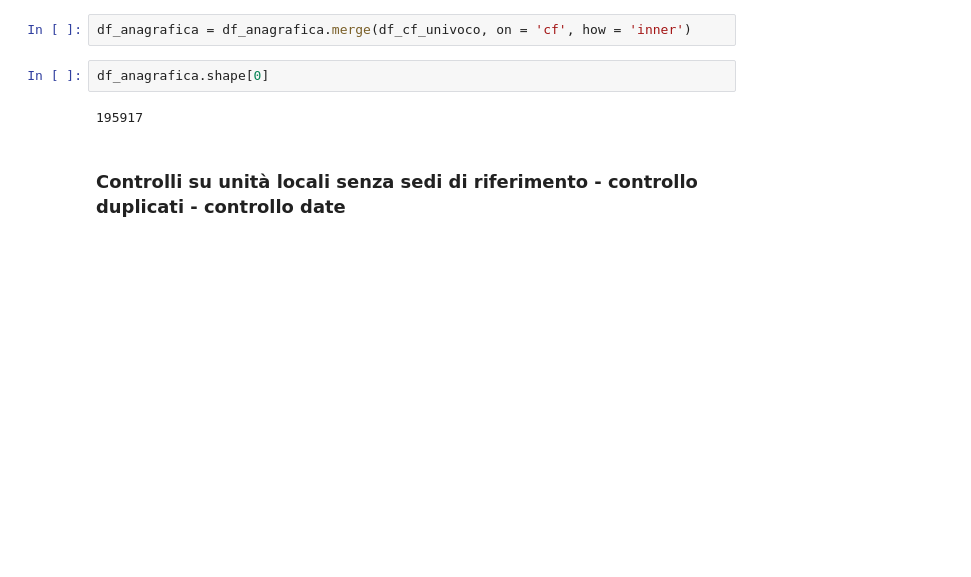
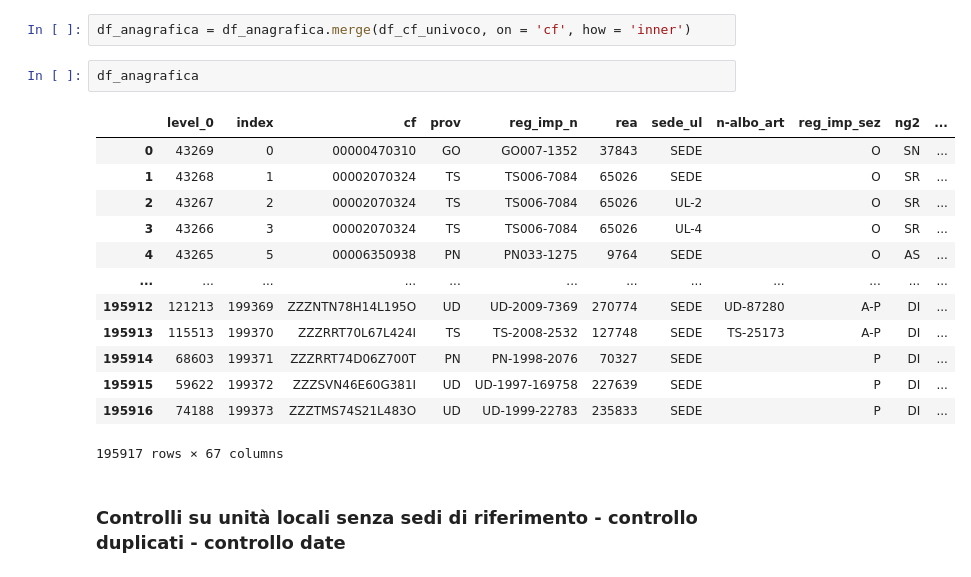
Before and after one commit to Enrico-Longato/I2FVG_Anagrafiche, a Jupyter notebook: script/01_imp_fvg_test1.ipynb, the cells around one changed output. Saved outputs shown, nothing was run; the diff lists cells and outputs as text; blank space fills up the shorter version.

```diff
--- a/script/01_imp_fvg_test1.ipynb
+++ b/script/01_imp_fvg_test1.ipynb
@@ -269,9 +335,21 @@ df_anagrafica.shape[0]
 # %%
 df_anagrafica = df_anagrafica.merge(df_cf_univoco, on = 'cf', how = 'inner')
 # %%
-df_anagrafica.shape[0]
+df_anagrafica
 # %% [output]
+|  | level_0 | index | cf | prov | reg_imp_n | rea | sede_ul | n-albo_art | reg_imp_sez | ng2 | ... |
+| 0 | 43269 | 0 | 00000470310 | GO | GO007-1352 | 37843 | SEDE |  | O | SN | ... |
+| 1 | 43268 | 1 | 00002070324 | TS | TS006-7084 | 65026 | SEDE |  | O | SR | ... |
+| 2 | 43267 | 2 | 00002070324 | TS | TS006-7084 | 65026 | UL-2 |  | O | SR | ... |
+| 3 | 43266 | 3 | 00002070324 | TS | TS006-7084 | 65026 | UL-4 |  | O | SR | ... |
+| 4 | 43265 | 5 | 00006350938 | PN | PN033-1275 | 9764 | SEDE |  | O | AS | ... |
+| ... | ... | ... | ... | ... | ... | ... | ... | ... | ... | ... | ... |
+| 195912 | 121213 | 199369 | ZZZNTN78H14L195O | UD | UD-2009-7369 | 270774 | SEDE | UD-87280 | A-P | DI | ... |
+| 195913 | 115513 | 199370 | ZZZRRT70L67L424I | TS | TS-2008-2532 | 127748 | SEDE | TS-25173 | A-P | DI | ... |
+| 195914 | 68603 | 199371 | ZZZRRT74D06Z700T | PN | PN-1998-2076 | 70327 | SEDE |  | P | DI | ... |
+| 195915 | 59622 | 199372 | ZZZSVN46E60G381I | UD | UD-1997-169758 | 227639 | SEDE |  | P | DI | ... |
+| 195916 | 74188 | 199373 | ZZZTMS74S21L483O | UD | UD-1999-22783 | 235833 | SEDE |  | P | DI | ... |
-195917
+195917 rows × 67 columns
 # %% [markdown]
 ### Controlli su unità locali senza sedi di riferimento - controllo duplicati - controllo date
 # %%
```
Also changed, not shown: parts of 15 cells of this notebook.
